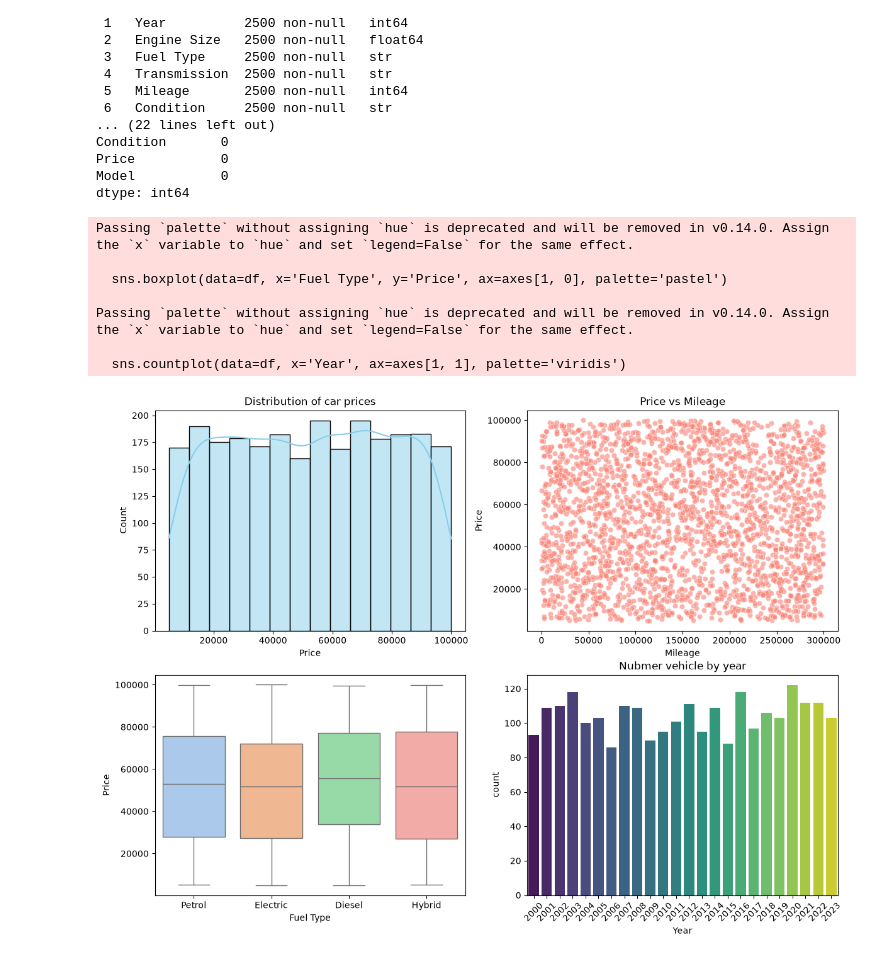
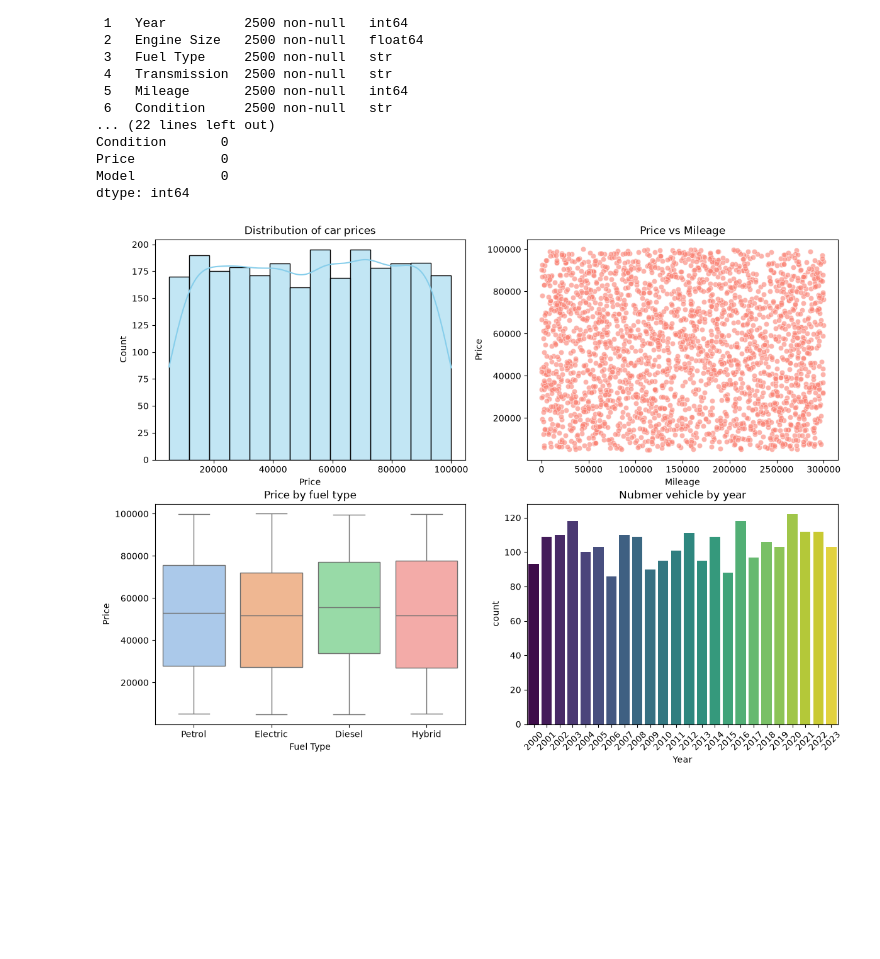
Before and after one commit to ayurckov/car-value-estimator, a Jupyter notebook: notebooks/01_EDA.ipynb, the cells around one changed output. Cells and saved outputs as stored; diff of their text form; code cells hidden in the pictures; blank space fills up the shorter version.

Commit message:
fix bugs in plots

```diff
--- a/notebooks/01_EDA.ipynb
+++ b/notebooks/01_EDA.ipynb
@@ -46,27 +46,20 @@ dtype: int64
 # %%
 fig, axes = plt.subplots(nrows=2, ncols=2, figsize=(14, 10))
 
 sns.histplot(data=df, x="Price", kde=True, ax=axes[0, 0], color='skyblue')
 axes[0, 0].set_title('Distribution of car prices')
 
 sns.scatterplot(data=df, x='Mileage', y='Price', ax=axes[0, 1], alpha=0.6, color='salmon')
 axes[0, 1].set_title('Price vs Mileage')
 
-sns.boxplot(data=df, x='Fuel Type', y='Price', ax=axes[1, 0], palette='pastel')
-axes[1, 1].set_title('Price by fuel type')
+sns.boxplot(data=df, x='Fuel Type', y='Price', ax=axes[1, 0], hue='Fuel Type', palette='pastel', legend=False)
+axes[1, 0].set_title('Price by fuel type')
 
-sns.countplot(data=df, x='Year', ax=axes[1, 1], palette='viridis')
+sns.countplot(data=df, x='Year', ax=axes[1, 1], hue='Year', palette='viridis', legend=False)
 axes[1, 1].set_title('Nubmer vehicle by year')
 axes[1, 1].tick_params(axis='x', rotation=45)
 
 plt.tight_layout
 plt.show()
 # %% [output]
-Passing `palette` without assigning `hue` is deprecated and will be removed in v0.14.0. Assign the `x` variable to `hue` and set `legend=False` for the same effect.
-
-  sns.boxplot(data=df, x='Fuel Type', y='Price', ax=axes[1, 0], palette='pastel')
-
-Passing `palette` without assigning `hue` is deprecated and will be removed in v0.14.0. Assign the `x` variable to `hue` and set `legend=False` for the same effect.
-
-  sns.countplot(data=df, x='Year', ax=axes[1, 1], palette='viridis')
-[figure, old version]
+[figure, new version]
```
